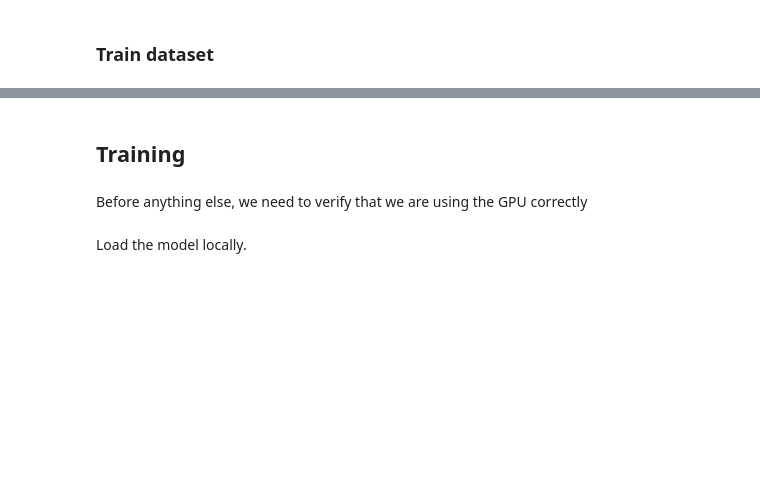
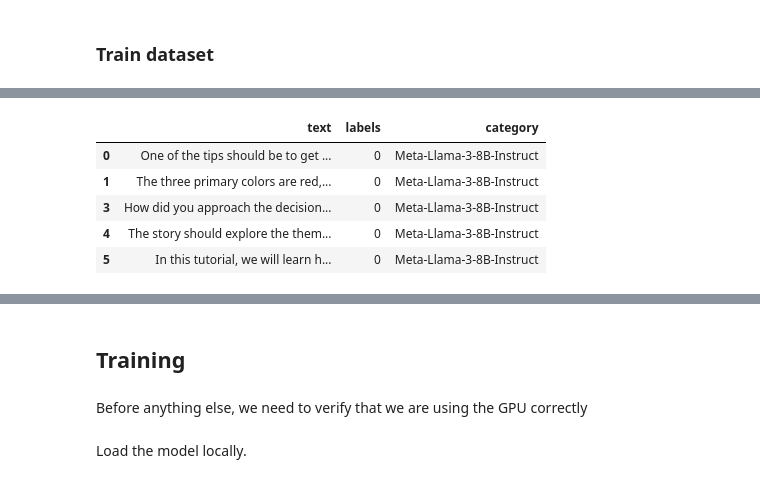
Before and after one commit to joaofaria19/MD-Projeto, a Jupyter notebook: question_classificator_bert.ipynb, the cells around one changed output, grey strips where cells are left out. Cells and saved outputs as stored; diff of their text form; code cells hidden in the pictures; blank space fills up the shorter version.

```diff
--- a/question_classificator_bert.ipynb
+++ b/question_classificator_bert.ipynb
@@ -41,7 +60,7 @@ df_gpt4 = load_and_process_data('openai/GPT4_valid.json', 3, 'GPT4')
 
 df_combined = pd.concat([df_llama, df_phi3, df_mixtral, df_gpt4], ignore_index=True)
 
-unique_ids = df_combined['id'].unique()
+unique_ids = set(df_combined['id'])
 
-unique_ids_list = unique_ids.tolist()
-unique_ids_list
+unique_ids = list(unique_ids)
+len(unique_ids)
@@ -73,5 +125,9 @@ label2id
 # %%
 train_size = 0.8
 train_ids, test_eval_ids = train_test_split(unique_ids, train_size=train_size, random_state=42)
-df_train = df_combined[df_combined['id'].isin(train_ids)]
+
+mask = df_combined['id'].apply(lambda x: x in train_ids)
+
+df_train = df_combined[mask]
+
 print("Train Set Shape:", df_train.shape)
@@ -92,0 +168,4 @@ df_eval['category'].value_counts().plot(kind='bar', figsize=(10,10))
+# %%
+df_train.drop(columns=['id', 'Prompt'], inplace=True)
+df_test.drop(columns=['id', 'Prompt'], inplace=True)
+df_eval.drop(columns=['id', 'Prompt'], inplace=True)
@@ -92,0 +185,9 @@ df_eval['category'].value_counts().plot(kind='bar', figsize=(10,10))
+# %%
+df_train.head()
+# %% [output]
+|  | text | labels | category |
+| 0 | One of the tips should be to get ... | 0 | Meta-Llama-3-8B-Instruct |
+| 1 | The three primary colors are red,... | 0 | Meta-Llama-3-8B-Instruct |
+| 3 | How did you approach the decision... | 0 | Meta-Llama-3-8B-Instruct |
+| 4 | The story should explore the them... | 0 | Meta-Llama-3-8B-Instruct |
+| 5 | In this tutorial, we will learn h... | 0 | Meta-Llama-3-8B-Instruct |
```
Also changed, not shown: parts of 19 cells of this notebook, 2 other files.
